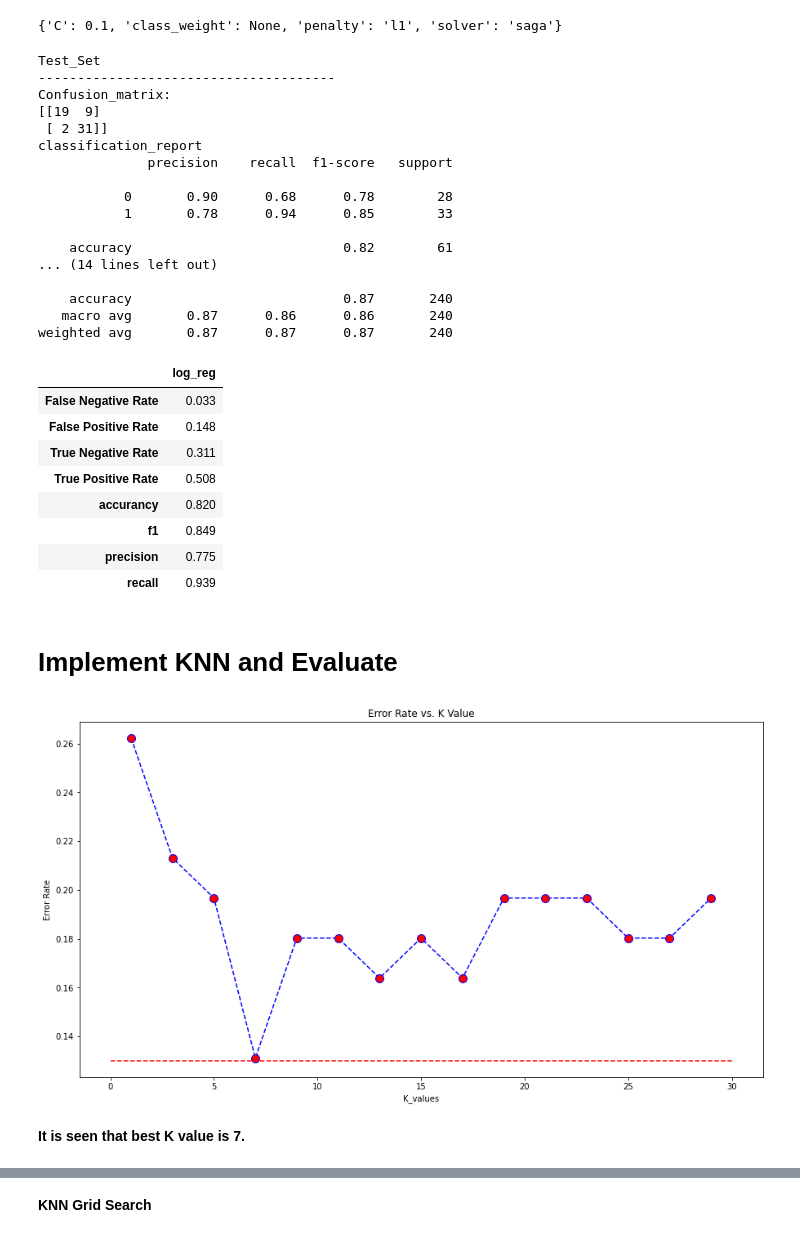
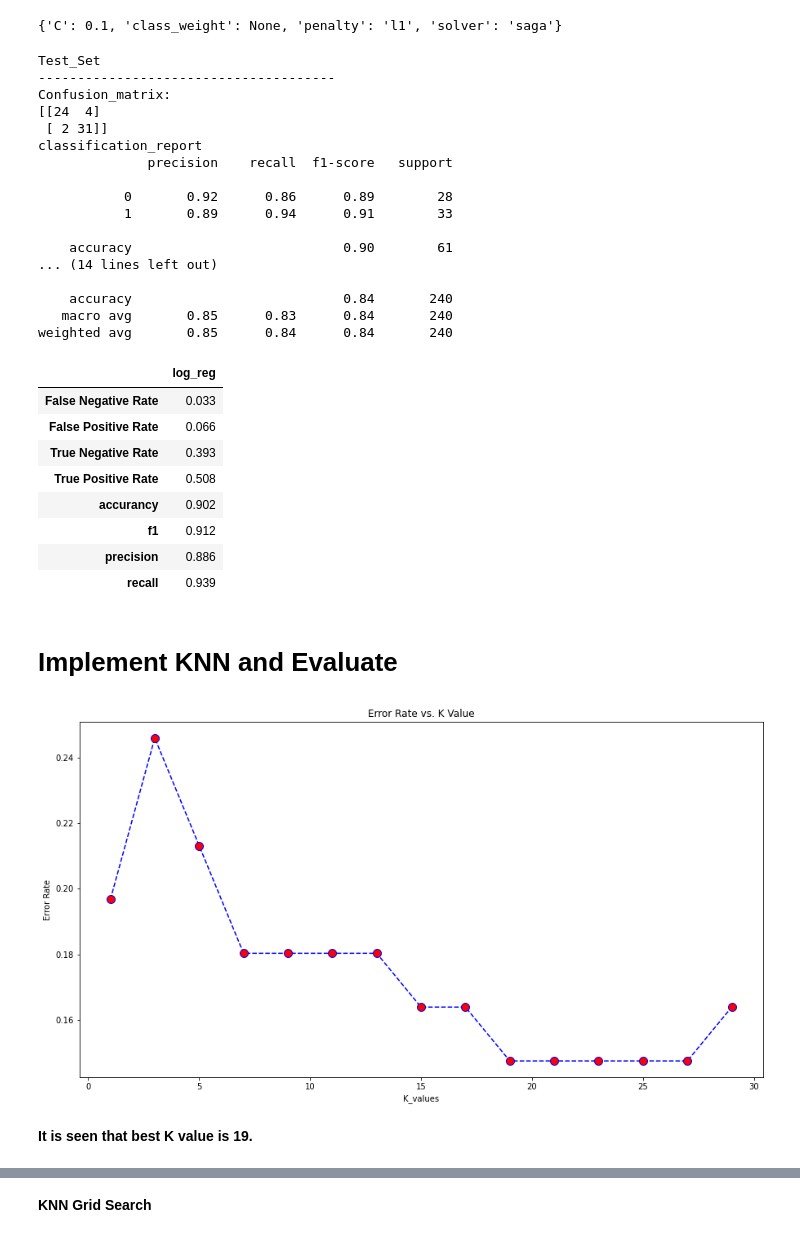
Before and after one commit to NecipOz/Machine-Learning, a Jupyter notebook: Heart_Stroke_Prediction_lab.ipynb, the cells around one changed output, grey strips where cells are left out. Saved outputs shown, nothing was run; the diff lists cells and outputs as text; code cells hidden in the pictures.

Commit message:
get_dummies added

```diff
--- a/Heart_Stroke_Prediction_lab.ipynb
+++ b/Heart_Stroke_Prediction_lab.ipynb
@@ -135,6 +135,14 @@ plt.tight_layout()
 * Target values is not imbalanced.
 * The values ca=4 and thal=0 can be anomaly. They will be controlled.
 * Another dataframe df1 will created to see effect of outliers.
+# %%
+df['cp']=df['cp'].replace({0:'typical angina',1:'atypical angina',2:'non-anginal pain',3:'asymptomatic'})
+
+df['restecg']=df['restecg'].replace({0:'normal',1:'having ST-T wave abnormality',2:'left ventricular hypertrophy'})
+
+df['slope']=df['slope'].replace({0:'upsloping',1:'flat',2:'downsloping'})
+
+df['thal']=df['thal'].replace({1:'normal',2:'fixed defect',3:'reversable defect'})
 # %%
 df[df['trestbps']>170].sort_values(by='trestbps')
 # %% [output]
@@ -255,3 +263,6 @@ sns.pairplot(data=data, hue='target');
 [figure]
 # %% [markdown]
 In the scatter plot of features, it is not seem a boundary line that separates the target values.
+# %%
+df1=pd.get_dummies(df1,drop_first=True)
+df1
@@ -374,32 +399,32 @@ eval_metric(grid_model, X_train_scaled, y_train, X_test_scaled, y_test)
 Test_Set
 --------------------------------------
 Confusion_matrix:
-[[19  9]
+[[24  4]
  [ 2 31]]
 classification_report
               precision    recall  f1-score   support
 
-           0       0.90      0.68      0.78        28
-           1       0.78      0.94      0.85        33
+           0       0.92      0.86      0.89        28
+           1       0.89      0.94      0.91        33
 
-    accuracy                           0.82        61
+    accuracy                           0.90        61
 ... (14 lines left out)
 
-    accuracy                           0.87       240
-   macro avg       0.87      0.86      0.86       240
-weighted avg       0.87      0.87      0.87       240
+    accuracy                           0.84       240
+   macro avg       0.85      0.83      0.84       240
+weighted avg       0.85      0.84      0.84       240
 # %%
 lg = metric_df(grid_model, X_train_scaled, y_train, X_test_scaled, y_test, 'log_reg')
 lg
 # %% [output]
 |  | log_reg |
 | False Negative Rate | 0.033 |
-| False Positive Rate | 0.148 |
-| True Negative Rate | 0.311 |
+| False Positive Rate | 0.066 |
+| True Negative Rate | 0.393 |
 | True Positive Rate | 0.508 |
-| accurancy | 0.820 |
-| f1 | 0.849 |
-| precision | 0.775 |
+| accurancy | 0.902 |
+| f1 | 0.912 |
+| precision | 0.886 |
 | recall | 0.939 |
 # %% [markdown]
 # Implement KNN and Evaluate
@@ -419,15 +444,14 @@ for k in range(1,30,2):
 # %%
 plt.figure(figsize=(15,8))
 plt.plot(range(1,30,2), test_error_rates, color='blue', linestyle='--', marker='o',
          markerfacecolor='red', markersize=10)
 
 plt.title('Error Rate vs. K Value')
 plt.xlabel('K_values')
 plt.ylabel('Error Rate')
-plt.hlines(y=0.13, xmin = 0, xmax = 30, colors= 'r', linestyles="--")
 plt.show()
 # %% [output]
-[figure, old version]
+[figure, new version]
 # %% [markdown]
-**It is seen that best K value is 7.**
+**It is seen that best K value is 19.**
 # %%
```
Also changed, not shown: parts of 32 cells of this notebook.
